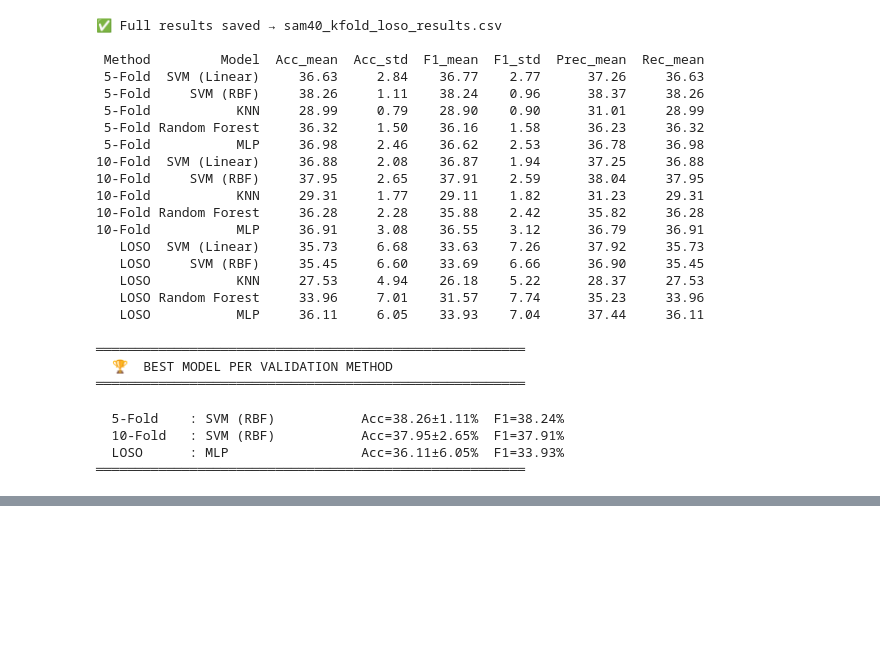
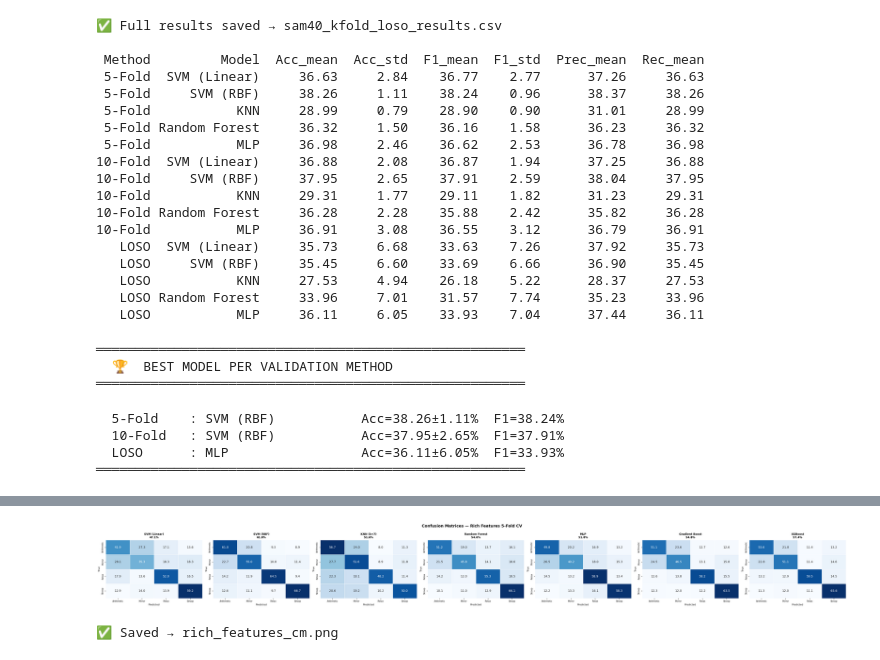
Before and after one commit to AP-HAMESH/SAM40_AP, a Jupyter notebook: sam40ap.ipynb, the cells around one changed output, grey strips where cells are left out. Saved outputs shown, nothing was run; the diff lists cells and outputs as text; code cells hidden in the pictures; blank space fills up the shorter version.

```diff
--- a/sam40ap.ipynb
+++ b/sam40ap.ipynb
@@ -1054,0 +1348,32 @@ print('═'*55)
+# %%
+# ══════════════════════════════════════════════════════════════════════════════
+# CELL F — Confusion matrices for all models
+# ══════════════════════════════════════════════════════════════════════════════
+
+n_models = len(cv_results)
+fig, axes = plt.subplots(1, n_models, figsize=(5*n_models, 4))
+fig.suptitle('Confusion Matrices — Rich Features 5-Fold CV',
+             fontsize=13, fontweight='bold')
+
+if n_models == 1:
+    axes = [axes]
+
+for ax, (name, folds) in zip(axes, cv_results.items()):
+    cm_sum = sum(f['cm'] for f in folds).astype(float)
+    cm_pct = cm_sum / cm_sum.sum(axis=1, keepdims=True) * 100
+    sns.heatmap(cm_pct, annot=True, fmt='.1f', cmap='Blues',
+                xticklabels=TASK_NAMES, yticklabels=TASK_NAMES,
+                ax=ax, linewidths=0.5, cbar=False)
+    acc = np.mean([f['acc'] for f in folds])*100
+    ax.set_title(f'{name}\n{acc:.1f}%', fontsize=9, fontweight='bold')
+    ax.set_xlabel('Predicted', fontsize=8)
+    ax.set_ylabel('True', fontsize=8)
+    ax.tick_params(labelsize=7)
+
+plt.tight_layout()
+plt.savefig('rich_features_cm.png', dpi=110, bbox_inches='tight')
+plt.show()
+print('✅ Saved → rich_features_cm.png')
+# %% [output]
+[figure, added]
+✅ Saved → rich_features_cm.png
```
Also changed, not shown: parts of 11 cells of this notebook.
